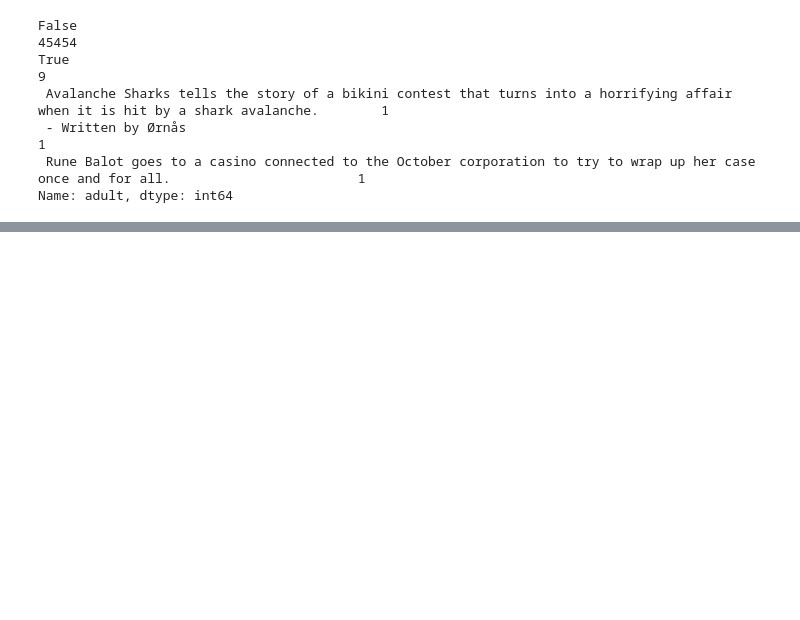
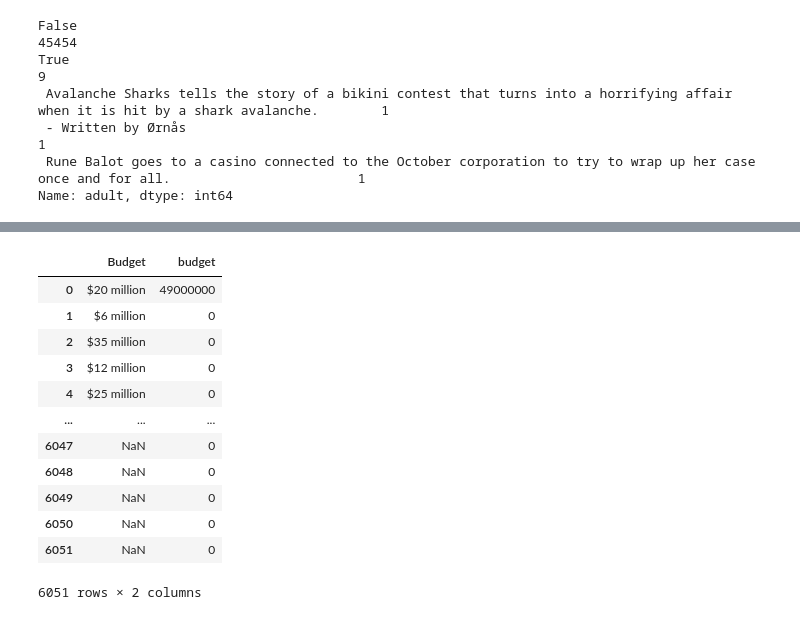
Before and after one commit to olesyapro888/Movies_ETL_pipeline_Python_Regular_expressions_SQL, a Jupyter notebook: Extract Movies.ipynb, the cells around one changed output, grey strips where cells are left out. Cells and saved outputs as stored; diff of their text form; code cells hidden in the pictures; blank space fills up the shorter version.

```diff
--- a/Extract Movies.ipynb
+++ b/Extract Movies.ipynb
@@ -1094,0 +979,18 @@ Name: original_language, dtype: int64
+# %%
+# movies_df.colums
+# movies_df
+movies_df[['Budget','budget']]
+# %% [output]
+|  | Budget | budget |
+| 0 | $20 million | 49000000 |
+| 1 | $6 million | 0 |
+| 2 | $35 million | 0 |
+| 3 | $12 million | 0 |
+| 4 | $25 million | 0 |
+| ... | ... | ... |
+| 6047 | NaN | 0 |
+| 6048 | NaN | 0 |
+| 6049 | NaN | 0 |
+| 6050 | NaN | 0 |
+| 6051 | NaN | 0 |
+6051 rows × 2 columns
```
Also changed, not shown: parts of 64 cells of this notebook, 1 other file.
